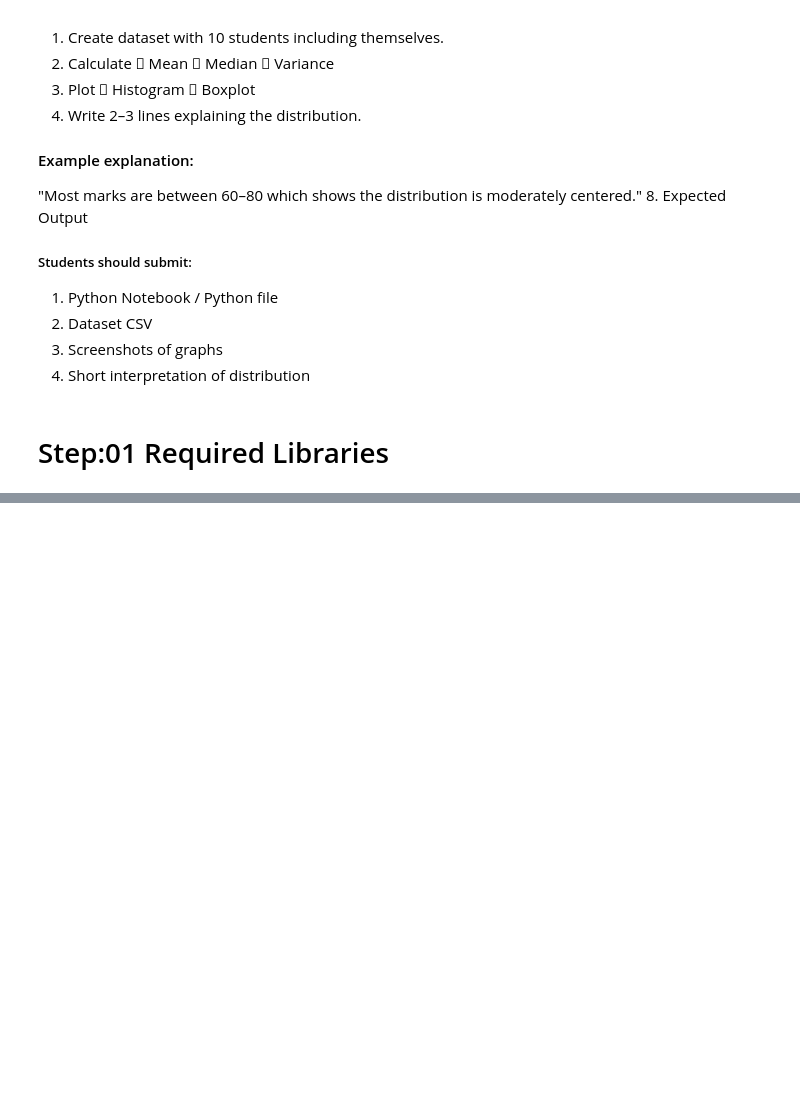
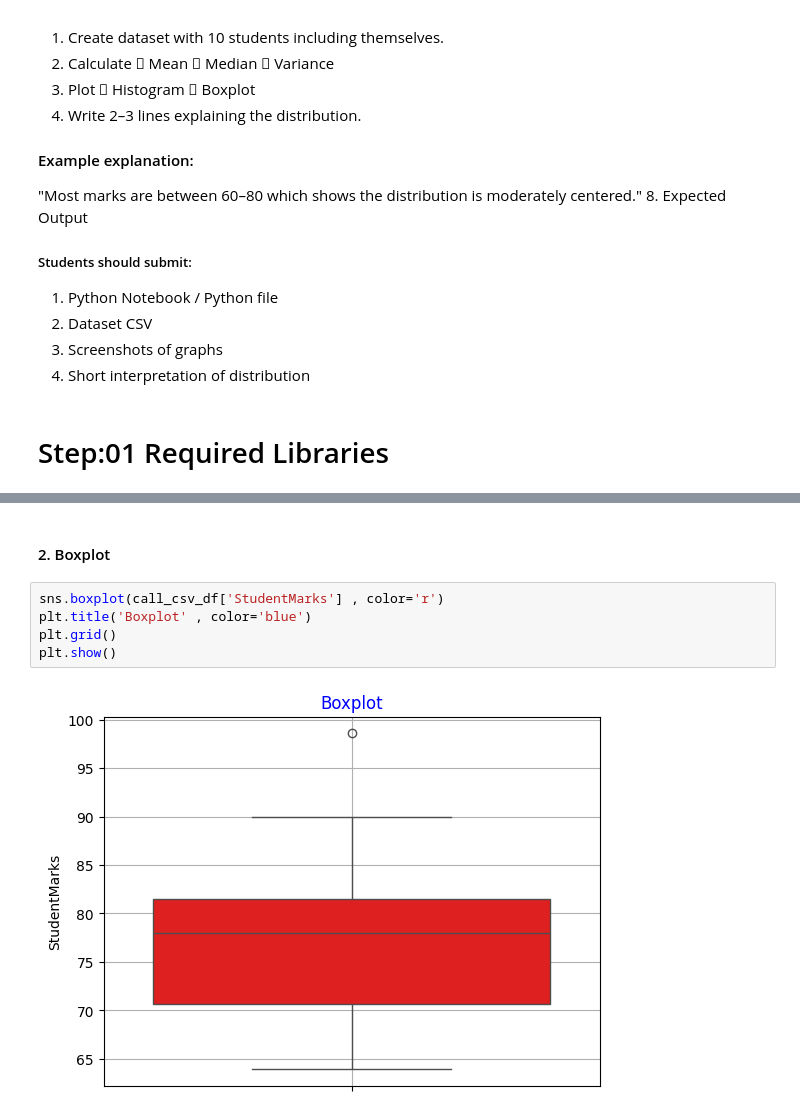
Before and after one commit to Shaikh-Hafiz-Yahya/Advance-Statistics, a Jupyter notebook: Advance Statistucs Labs/Lab05_Data_Distribution_Analysis.ipynb, the cells around one changed output, grey strips where cells are left out. Drawn from its saved outputs; the diff is of its cells as text; blank space fills up the shorter version.

```diff
--- a/Advance Statistucs Labs/Lab05_Data_Distribution_Analysis.ipynb
+++ b/Advance Statistucs Labs/Lab05_Data_Distribution_Analysis.ipynb
@@ -78,0 +157,9 @@ df = pd.DataFrame(students_data)
+# %% [markdown]
+#### 2. Boxplot
+# %%
+sns.boxplot(call_csv_df['StudentMarks'] , color='r')
+plt.title('Boxplot' , color='blue')
+plt.grid()
+plt.show()
+# %% [output]
+[figure, added]
```
Also changed, not shown: parts of 15 cells of this notebook.
